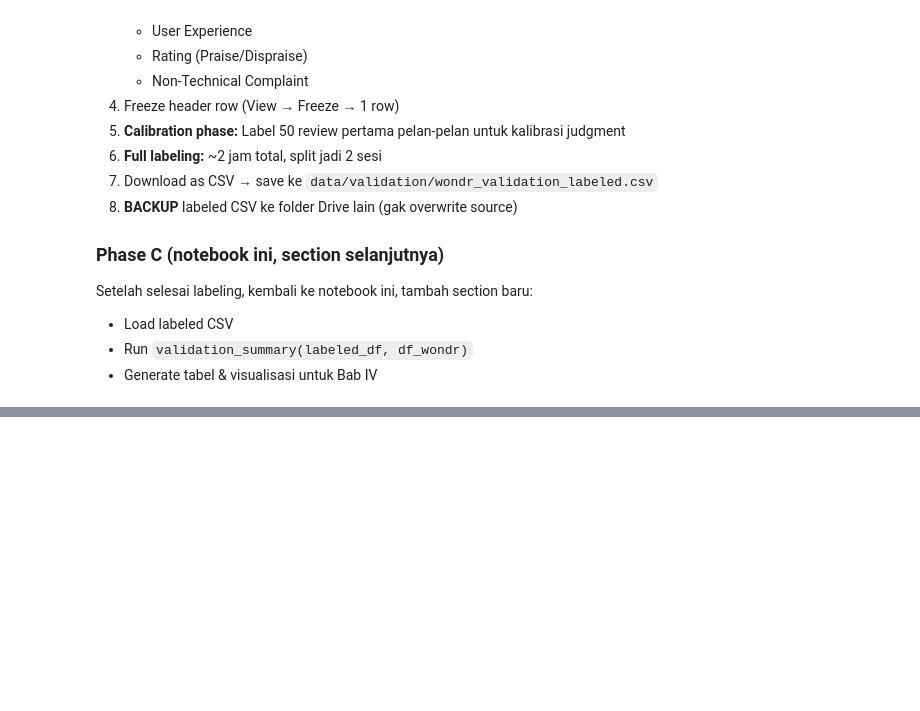
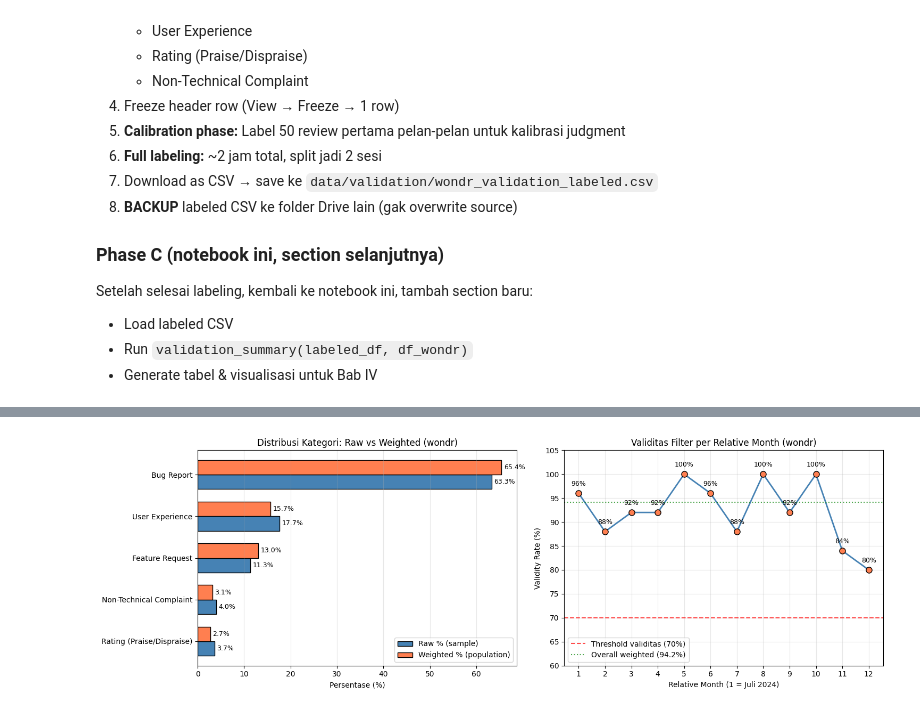
Before and after one commit to rabithahz-salwa/skripsi-bertopic-superapp, a Jupyter notebook: 03_validation_wondr.ipynb, the cells around one changed output, grey strips where cells are left out. Cells and saved outputs as stored; diff of their text form; code cells hidden in the pictures; blank space fills up the shorter version.

Commit message:
Add: validation analysis sections to wondr notebook

```diff
--- a/03_validation_wondr.ipynb
+++ b/03_validation_wondr.ipynb
@@ -370,0 +482,52 @@ Setelah selesai labeling, kembali ke notebook ini, tambah section baru:
+# %%
+fig, axes = plt.subplots(1, 2, figsize=(15, 5))
+
+# Chart 1: Distribusi kategori (raw vs weighted)
+cat_data = summary['per_category'].copy()
+cat_data = cat_data.sort_values('weighted_pct', ascending=True)
+
+x = np.arange(len(cat_data))
+width = 0.35
+
+bars1 = axes[0].barh(x - width/2, cat_data['raw_pct'], width,
+                      label='Raw % (sample)', color='steelblue', edgecolor='black')
+bars2 = axes[0].barh(x + width/2, cat_data['weighted_pct'], width,
+                      label='Weighted % (population)', color='coral', edgecolor='black')
+
+axes[0].set_yticks(x)
+axes[0].set_yticklabels(cat_data.index)
+axes[0].set_xlabel('Persentase (%)')
+axes[0].set_title('Distribusi Kategori: Raw vs Weighted (wondr)')
+axes[0].legend()
+axes[0].grid(axis='x', alpha=0.3)
+
+# Annotate
+for i, (raw, weighted) in enumerate(zip(cat_data['raw_pct'], cat_data['weighted_pct'])):
+    axes[0].text(raw + 0.5, i - width/2, f'{raw:.1f}%', va='center', fontsize=9)
+    axes[0].text(weighted + 0.5, i + width/2, f'{weighted:.1f}%', va='center', fontsize=9)
+
+# Chart 2: Per-month validity
+per_month = summary['per_month_validity_pct']
+axes[1].plot(per_month.index, per_month.values, marker='o', linewidth=2,
+             color='steelblue', markersize=8, markerfacecolor='coral', markeredgecolor='black')
+axes[1].axhline(y=70, color='red', linestyle='--', label='Threshold validitas (70%)', alpha=0.7)
+axes[1].axhline(y=summary['overall_validity_pct'], color='green', linestyle=':',
+                label=f'Overall weighted ({summary["overall_validity_pct"]:.1f}%)', alpha=0.7)
+
+# Annotate values di setiap titik
+for x_val, y_val in per_month.items():
+    axes[1].annotate(f'{y_val:.0f}%', (x_val, y_val), textcoords="offset points",
+                     xytext=(0, 10), ha='center', fontsize=9)
+
+axes[1].set_xlabel('Relative Month (1 = Juli 2024)')
+axes[1].set_ylabel('Validity Rate (%)')
+axes[1].set_title('Validitas Filter per Relative Month (wondr)')
+axes[1].set_xticks(range(1, 13))
+axes[1].set_ylim(60, 105)
+axes[1].legend(loc='lower left')
+axes[1].grid(alpha=0.3)
+
+plt.tight_layout()
+plt.show()
+# %% [output]
+[figure, added]
```
Also changed, not shown: parts of 6 cells of this notebook.
